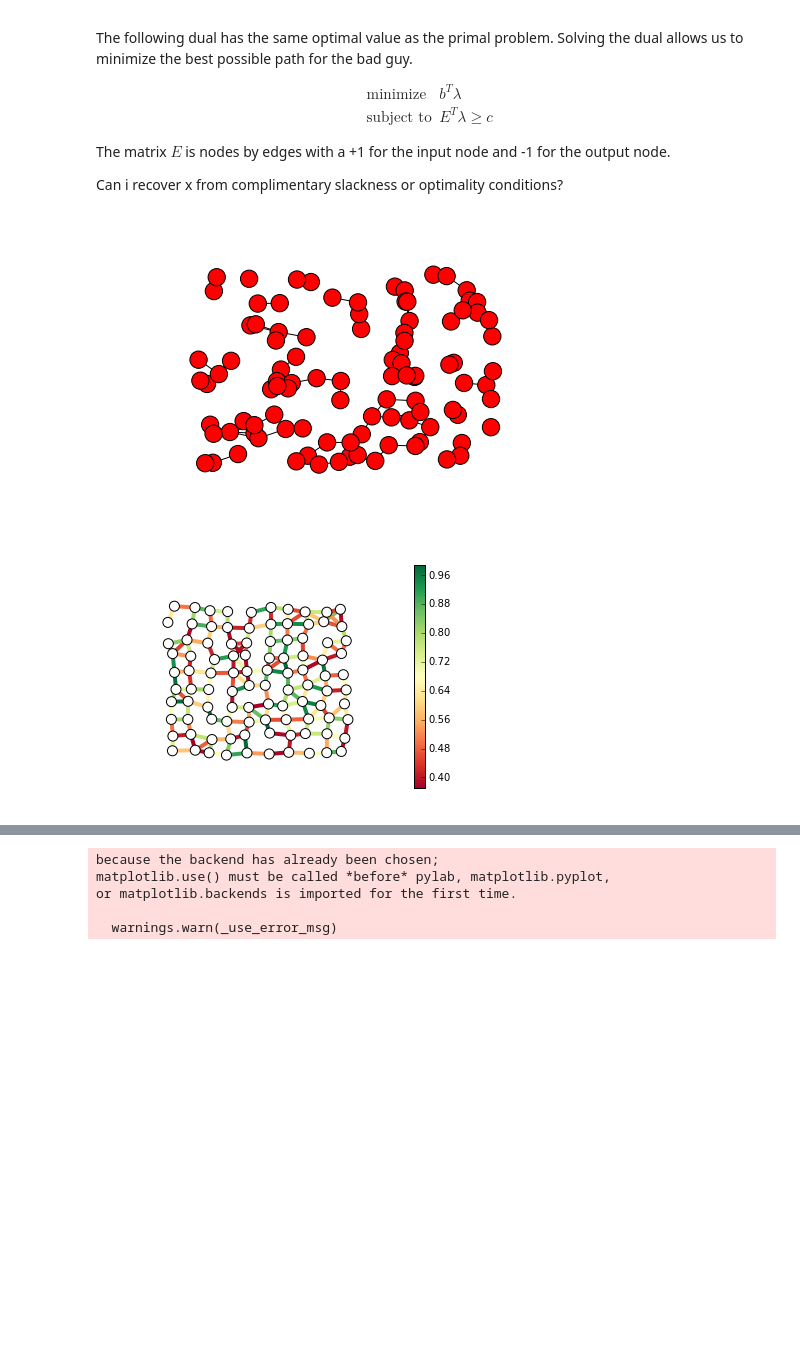
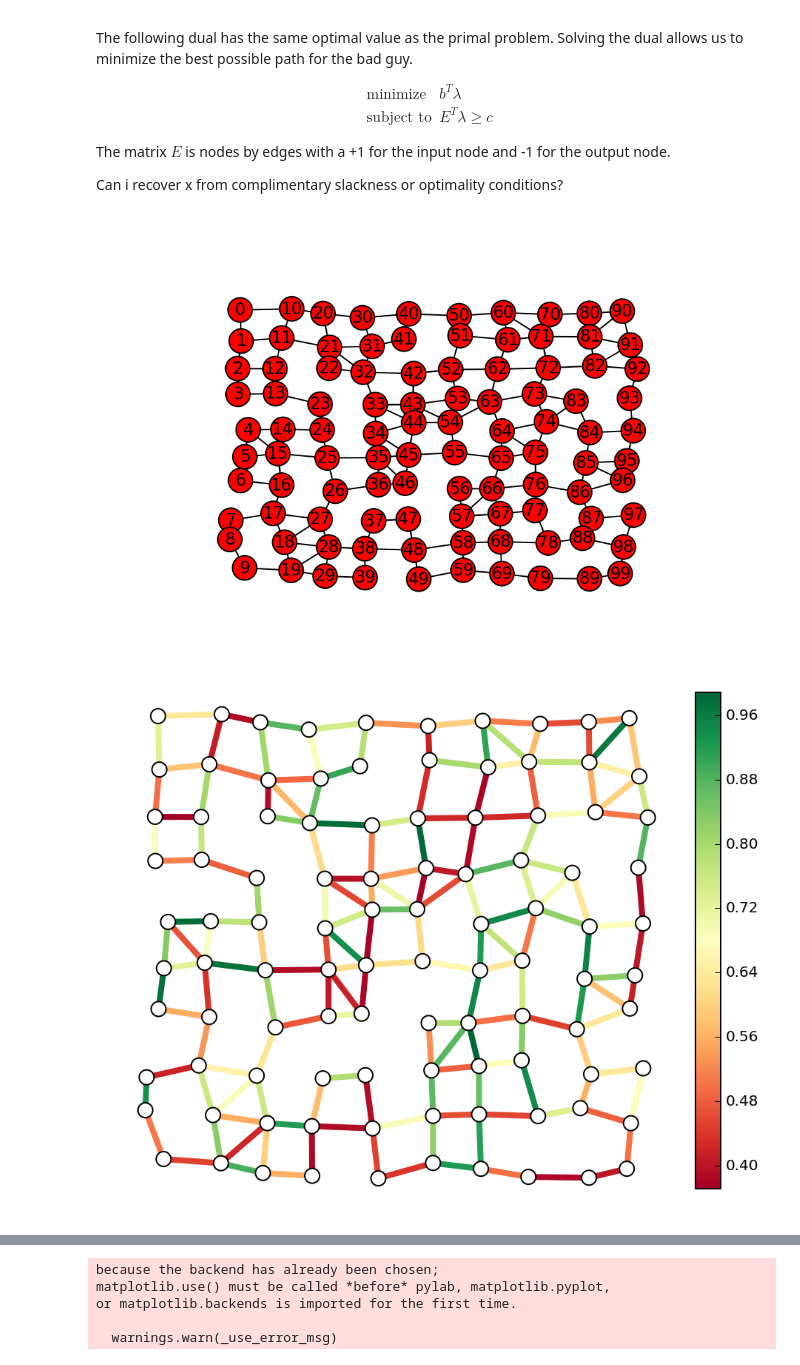
Before and after one commit to ajfriend/cvxpy_examples, a Jupyter notebook: flow.ipynb, the cells around one changed output, grey strips where cells are left out. Cells and saved outputs as stored; diff of their text form; code cells hidden in the pictures; blank space fills up the shorter version.

Commit message:
node ordering set from upper left to lower right

```diff
--- a/flow.ipynb
+++ b/flow.ipynb
@@ -145,44 +41,52 @@ The matrix $E$ is nodes by edges with a +1 for the input node and -1 for the out
 
 Can i recover x from complimentary slackness or optimality conditions?
 # %%
-import networkx as nx
-n=100
-np.random.seed(3)
-p=dict((i,(np.random.rand(1)[0],np.random.rand(1)[0])) for i in xrange(n))
-G = nx.random_geometric_graph(n,0.1,pos=p)
+np.random.seed(0)
+
+n=10
+noise = .045
+
+pos = [(float(i)/n + noise*np.random.rand(1)[0] ,float(j)/n + noise*np.random.rand(1)[0]) for i in range(n) for j in range(n-1,-1,-1)]
+pos = dict(enumerate(pos))
+G = nx.random_geometric_graph(n*n,0.12,pos=pos)
 #pos = nx.spring_layout(g)
 #nx.set_node_attributes(g,'pos',pos)
-nx.draw(G,pos=p)
+nx.draw(G,pos=pos,with_labels=True)
 # %% [output]
-[figure, old version]
+[figure, new version]
 # %%
-import networkx as nx
-import matplotlib.pyplot as plt
 np.random.seed(0)
 
 n=10
 noise = .045
 
-pos = [(float(i)/n + noise*np.random.rand(1)[0] ,float(j)/n + noise*np.random.rand(1)[0]) for i in range(n) for j in range(n)]
+pos = [(float(i)/n + noise*np.random.rand(1)[0] ,float(j)/n + noise*np.random.rand(1)[0]) for i in range(n) for j in range(n-1,-1,-1)]
 pos = dict(enumerate(pos))
 G = nx.random_geometric_graph(n*n,0.12,pos=pos)
 m = G.number_of_edges()
 
 for i in G:
     for j in G[i]:
         if i > j:
             a = np.random.rand(1)[0]
             G[i][j]['a'] = a
             G[i][j]['prob'] = np.exp(-a)
 
 probs = [e[2]['prob'] for e in G.edges_iter(data=True)]
 
-nodes = nx.draw_networkx_nodes(G,pos,node_color='w',node_size=100, with_labels=False)
+
+nodes = nx.draw_networkx_nodes(G,pos,node_color='w',node_size=100)
 edges = nx.draw_networkx_edges(G,pos,edge_color=probs,width=4,
                                edge_cmap=plt.cm.RdYlGn)
+
+
+fig = plt.gcf()
+ax = plt.gca()
+fig.set_size_inches(8,6)
+ax.axis([-0.02,.97,-0.02,.98])
 plt.colorbar(edges)
 plt.axis('off')
 
 H=nx.DiGraph(G)
 # %% [output]
-[figure, old version]
+[figure, new version]
```
Also changed, not shown: parts of 19 cells of this notebook.
